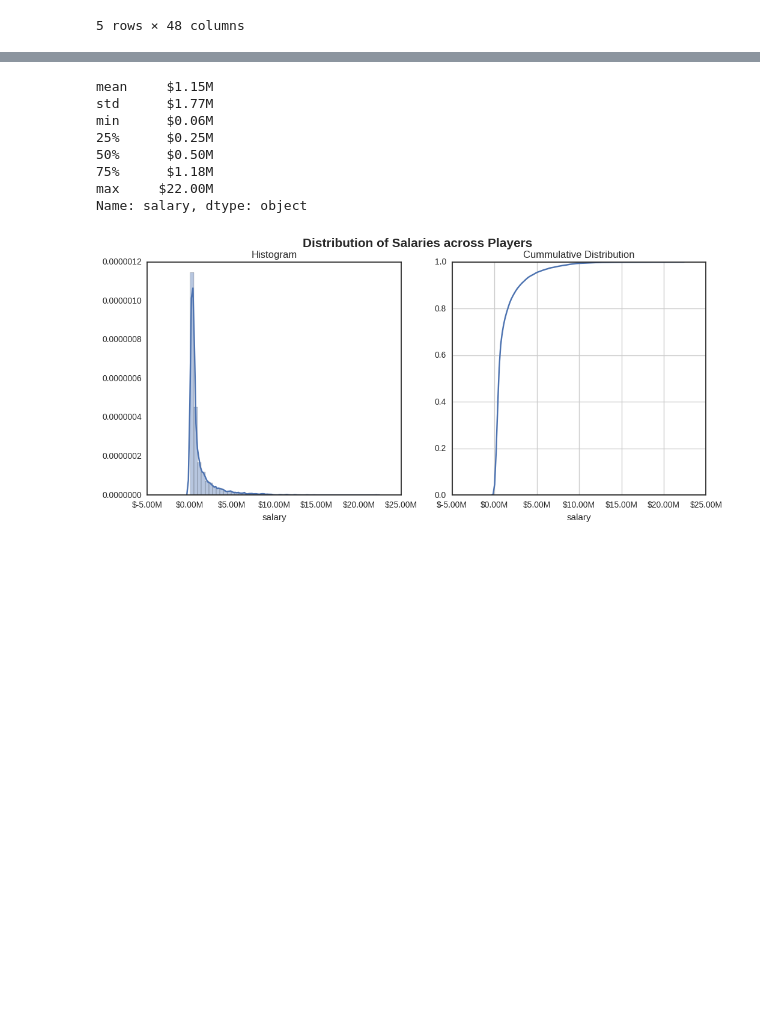
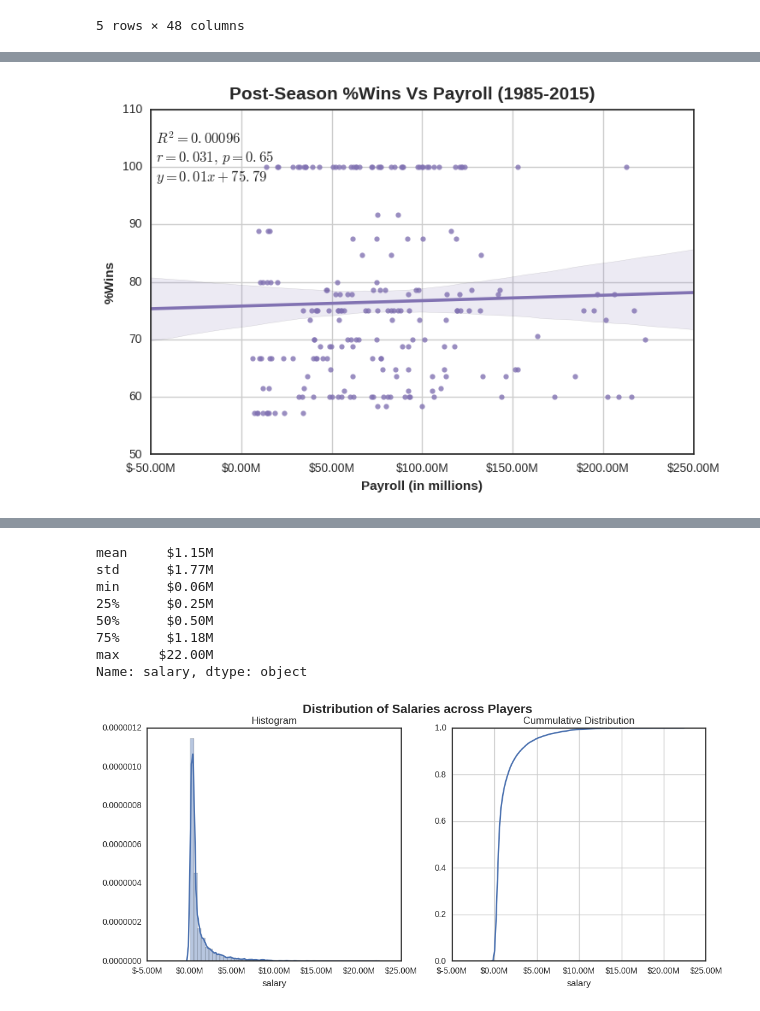
Before and after one commit to bonamprabhu/baseball-statistics, a Jupyter notebook: baseball-statistics.ipynb, the cells around one changed output, grey strips where cells are left out. Cells and saved outputs as stored; diff of their text form; code cells hidden in the pictures; blank space fills up the shorter version.

```diff
--- a/baseball-statistics.ipynb
+++ b/baseball-statistics.ipynb
@@ -314,0 +302,4 @@ def barplot_team_payroll(period):
+# %%
+linear_reg('ps')
+# %% [output]
+[figure, added]
```
Also changed, not shown: parts of 30 cells of this notebook, 1 other file.
